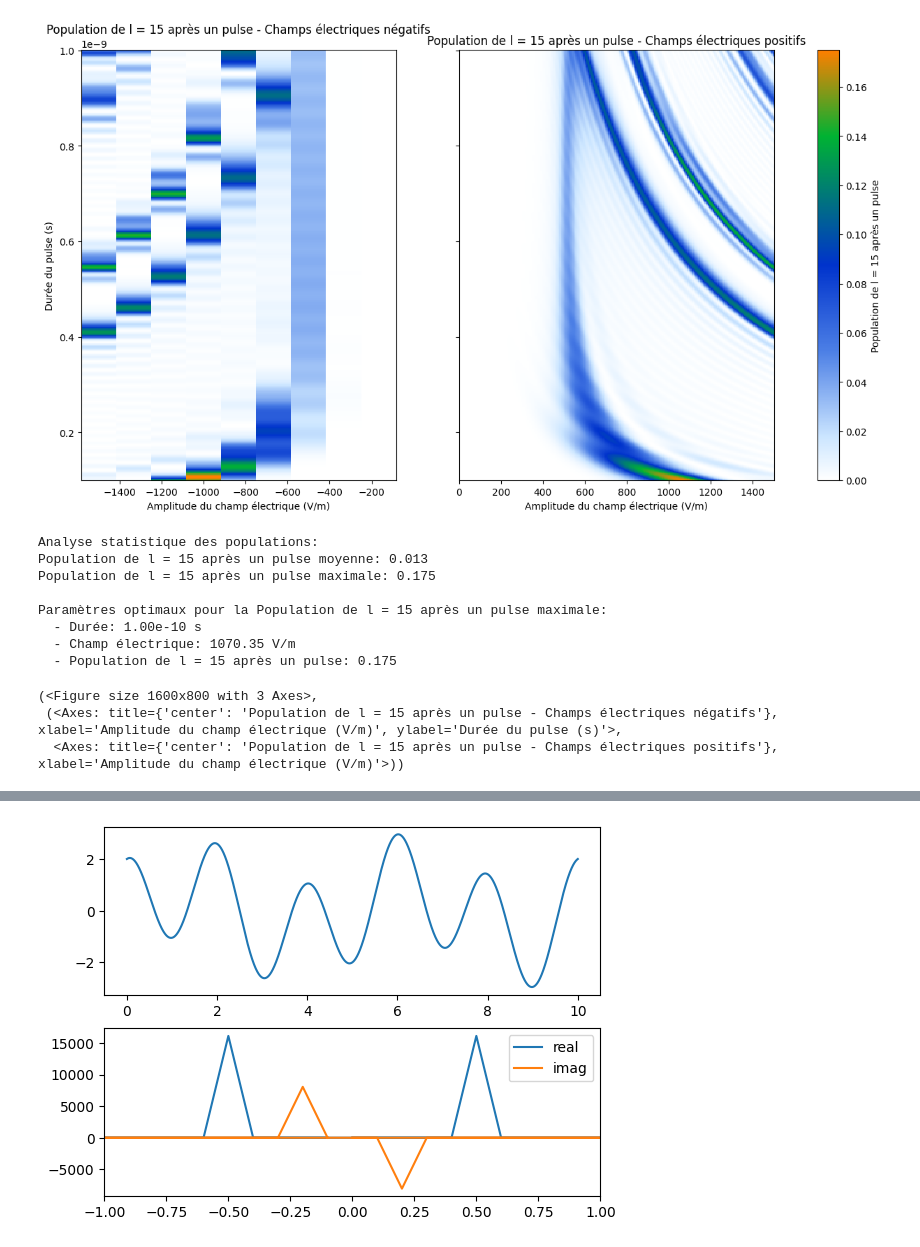
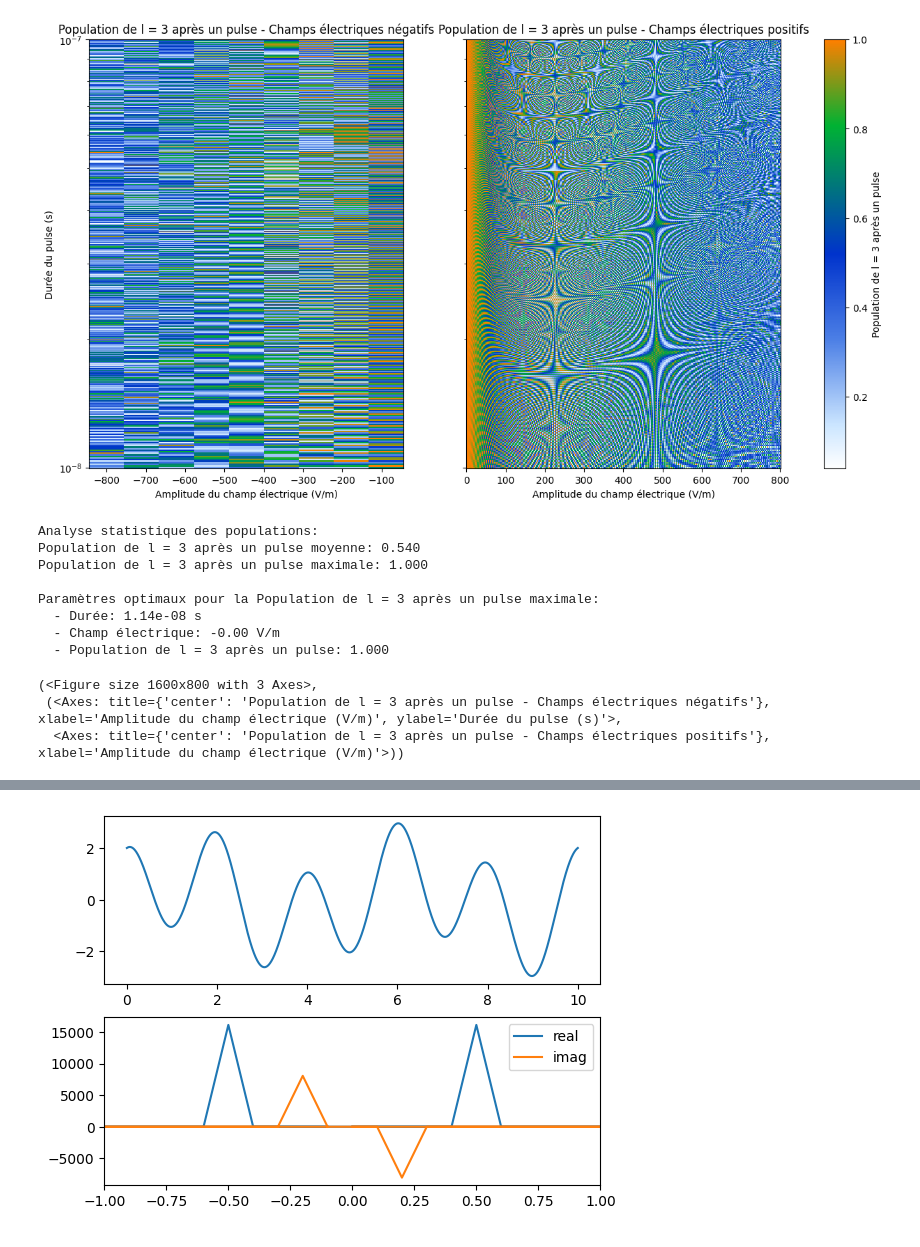
Before and after one commit to sdieden/Quantum-Control, a Jupyter notebook: fourier.ipynb, the cells around one changed output, grey strips where cells are left out. Cells and saved outputs as stored; diff of their text form; code cells hidden in the pictures.

```diff
--- a/fourier.ipynb
+++ b/fourier.ipynb
@@ -5,33 +5,34 @@ from matplotlib.colors import LinearSegmentedColormap
 from scipy.fft import rfft,fft, ifft, fftshift, fftfreq
 from PlotOpti import plot_optimization_results
 # %%
-data_path = 'Plot/resultats_multi_dt_lin2025-05-16 10:32:13.210815.npz'
+data_path = 'Plot/resultats_multi_dt_lin2025-06-07 17:38:40.090724.npz'
 data = np.load(data_path, allow_pickle=True)
 # %%
 
 #print(data['dt_values'])
 dt_values = data['dt_values']
 #print('dt',type(dt_values))
 amplitudes = data['amplitudes']
 #l_sup_10_pop = data['l_sup_10_pop'].item()
-#10_pop = data['l10_pop'].item()
+#l0_pop = data['l10_pop'].item()
 #l11_pop = data['l11_pop'].item()
 #l3_pop = data['l3_pop'].item()
-l15_pop = data['l15_pop'].item()
-plot_optimization_results(data_path, 'l15_pop',title_prefix='Population de l = 15 après un pulse')
+#l15_pop = data['l15_pop'].item()
+l3_pop = data['l3_pop']
+plot_optimization_results(data_path, 'l3_pop',title_prefix='Population de l = 3 après un pulse')
 # %% [output]
-[figure, old version]
+[figure, new version]
 Analyse statistique des populations:
-Population de l = 15 après un pulse moyenne: 0.013
-Population de l = 15 après un pulse maximale: 0.175
+Population de l = 3 après un pulse moyenne: 0.540
+Population de l = 3 après un pulse maximale: 1.000
 
-Paramètres optimaux pour la Population de l = 15 après un pulse maximale:
-  - Durée: 1.00e-10 s
-  - Champ électrique: 1070.35 V/m
-  - Population de l = 15 après un pulse: 0.175
+Paramètres optimaux pour la Population de l = 3 après un pulse maximale:
+  - Durée: 1.14e-08 s
+  - Champ électrique: -0.00 V/m
+  - Population de l = 3 après un pulse: 1.000
 (<Figure size 1600x800 with 3 Axes>,
- (<Axes: title={'center': 'Population de l = 15 après un pulse - Champs électriques négatifs'}, xlabel='Amplitude du champ électrique (V/m)', ylabel='Durée du pulse (s)'>,
-  <Axes: title={'center': 'Population de l = 15 après un pulse - Champs électriques positifs'}, xlabel='Amplitude du champ électrique (V/m)'>))
+ (<Axes: title={'center': 'Population de l = 3 après un pulse - Champs électriques négatifs'}, xlabel='Amplitude du champ électrique (V/m)', ylabel='Durée du pulse (s)'>,
+  <Axes: title={'center': 'Population de l = 3 après un pulse - Champs électriques positifs'}, xlabel='Amplitude du champ électrique (V/m)'>))
 # %%
 period = 0
 vitesse_angulaire = -2.748595637603823889e+03
```
Also changed, not shown: parts of 10 cells of this notebook.
